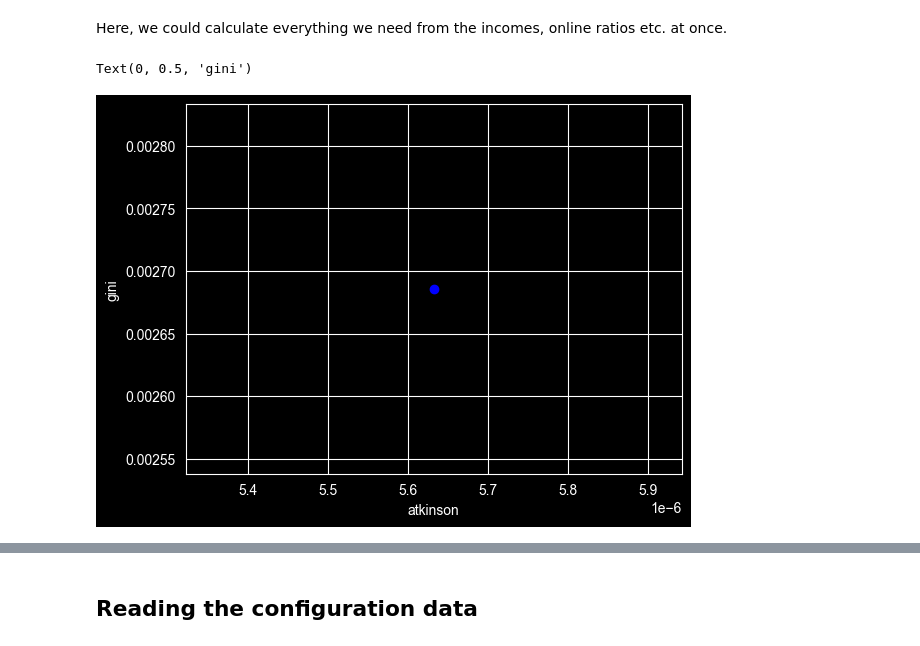
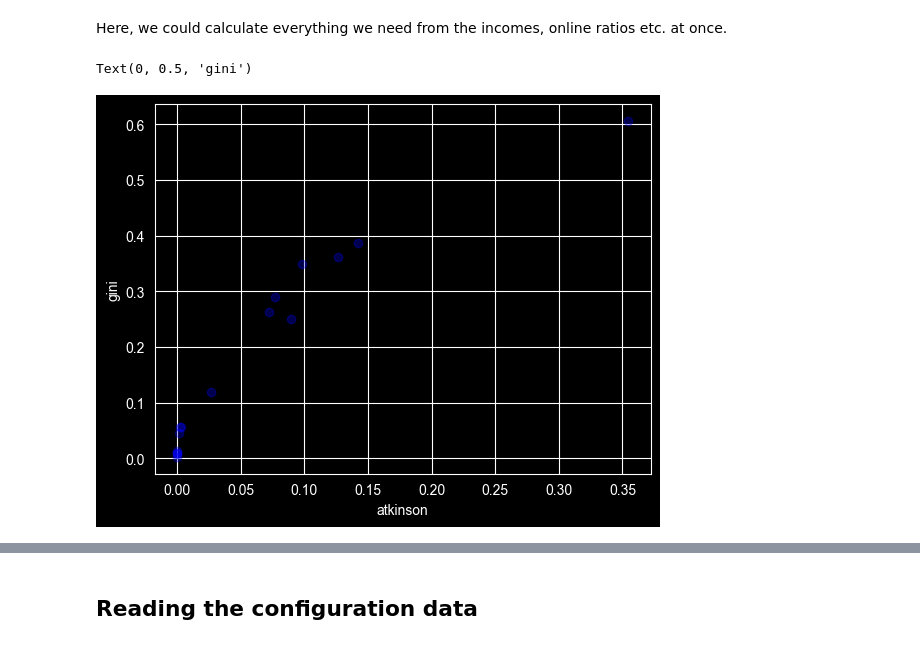
Before and after one commit to Tmmn/taxi, a Jupyter notebook: notebooks/parsing_results.ipynb, the cells around one changed output, grey strips where cells are left out. Drawn from its saved outputs; the diff is of its cells as text; code cells hidden in the pictures.

Commit message:
Ensure parsing_results.ipynb runs again by removing outdated code (e.g. remove manipulating columns that do not exist)

```diff
--- a/notebooks/parsing_results.ipynb
+++ b/notebooks/parsing_results.ipynb
@@ -28,10 +28,13 @@ def add_run_id(fname, d, mode="per_taxi"):
     cuts out the run_id from the filename, and adds it with a key
     `run_id` to the dictionary d.
     """
+    base_name = os.path.basename(fname)
     if mode=="per_taxi":
-        d["run_id"] = re.sub('^run_','',re.sub("_per_taxi_metrics.json.gz$",'',fname.split('/')[-1]))
+        d["run_id"] = re.sub(r'^run_','',re.sub(r"_per_taxi_metrics.json.gz$",'',base_name))
     elif mode=="aggregates":
-        d["run_id"] = re.sub('^run_','',re.sub("_aggregates.csv.gz$",'',fname.split('/')[-1]))
+        d["run_id"] = re.sub(r'^run_','',re.sub(r"_aggregates.csv.gz$",'',base_name))
+    elif mode=="config":
+        d["run_id"] = re.sub(r'\.conf$', '', base_name)
     return d
 # %% [markdown]
 Here, we could calculate everything we need from the incomes, online ratios etc. at once.
@@ -71,7 +74,7 @@ def calc_inequality_indices(t):
     }
 # %%
 # Processing per_taxi_metrics files
-files = glob.glob('../results/run_simple*_per_taxi_metrics.json.gz')
+files = glob.glob('../results/passenger_fairness/run_test*_per_taxi_metrics.json.gz')
 data_ineq = []
 
 for filename in files:
@@ -94,12 +97,12 @@ ineq_df = pd.DataFrame(data_ineq)
 import matplotlib.pyplot as plt
 %matplotlib inline
 # %%
-plt.plot(ineq_df['atkinson'],ineq_df['gini'],'bo',alpha=1)
+plt.plot(ineq_df['atkinson'],ineq_df['gini'],'bo',alpha=0.3)
 plt.xlabel('atkinson')
 plt.ylabel('gini')
 # %% [output]
 Text(0, 0.5, 'gini')
-[figure, old version]
+[figure, new version]
 # %%
 plt.plot(ineq_df['atkinson'],ineq_df['20/20_ratio'],'bo',alpha=0.1)
 plt.xlabel('atkinson')
```
Also changed, not shown: parts of 8 cells of this notebook.
